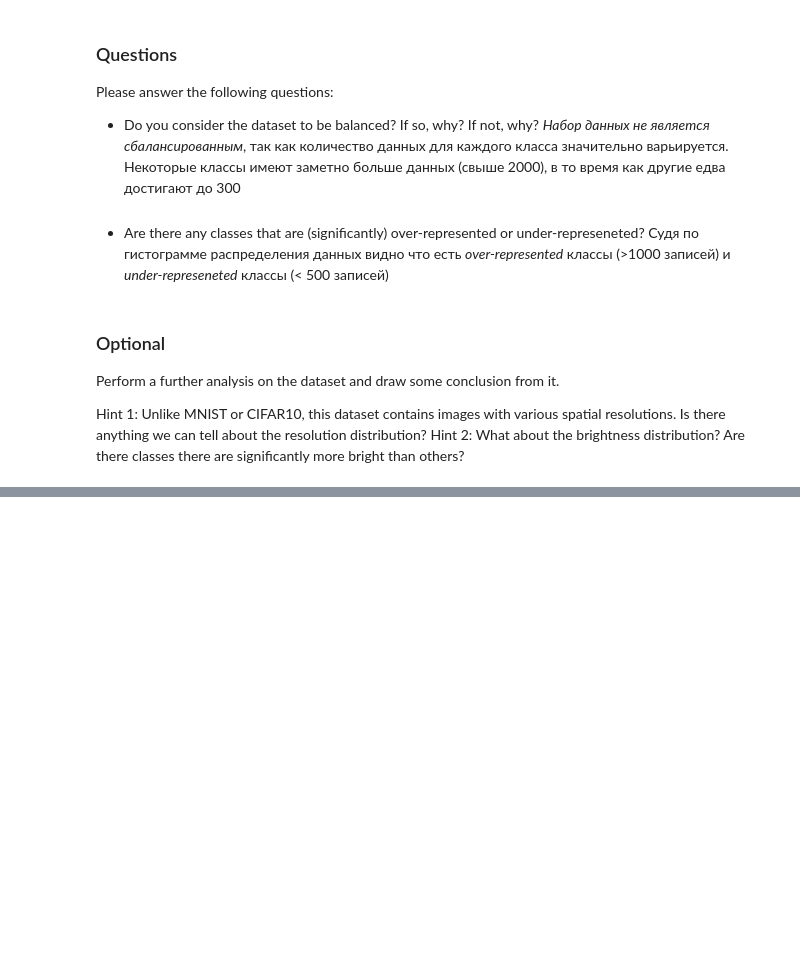
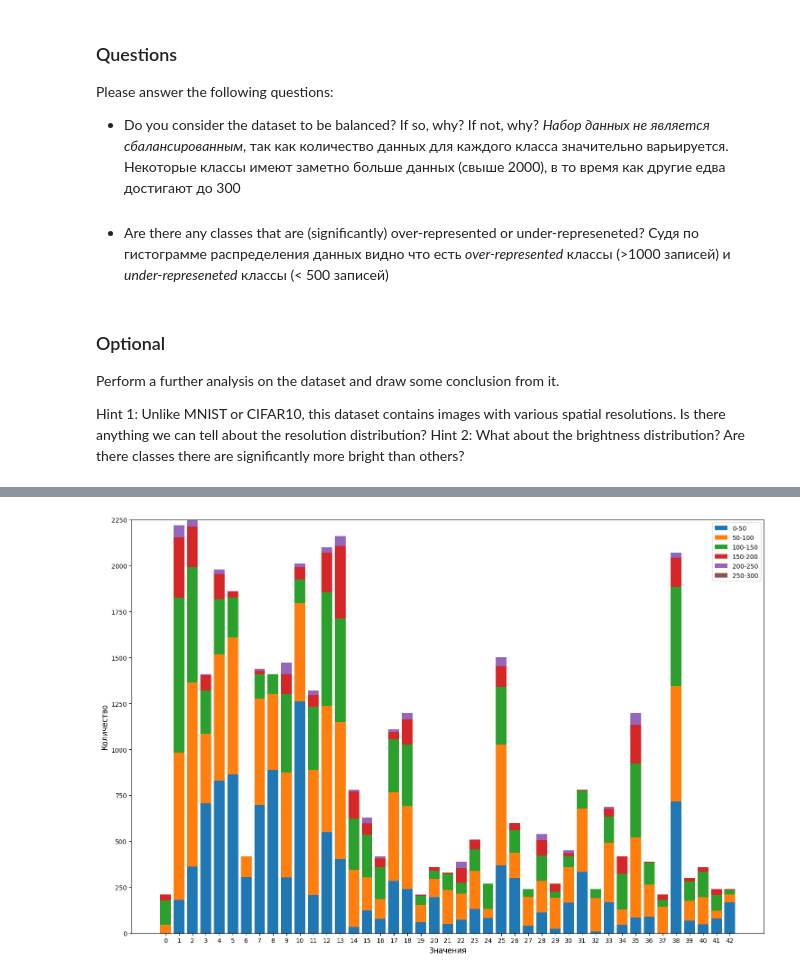
Before and after one commit to chaplinskij/rd_computer_vision, a Jupyter notebook: lesson_13/lesson_13.ipynb, the cells around one changed output, grey strips where cells are left out. Cells and saved outputs as stored; diff of their text form; code cells hidden in the pictures; blank space fills up the shorter version.

```diff
--- a/lesson_13/lesson_13.ipynb
+++ b/lesson_13/lesson_13.ipynb
@@ -79,0 +134,28 @@ Hint 2: What about the brightness distribution? Are there classes there are sign
+# %%
+# Яркость изображений для каждого из классов
+
+result = data.groupby(['ClassId', 'brightness_range']).size().unstack(fill_value=0)
+
+x = np.arange(len(result))
+bottoms = []
+bottom = np.zeros(len(result))
+for i, column in enumerate(result.columns):
+    bottoms.append(list(bottom))
+    bottom += np.array(result[column].values)
+
+for i, column in enumerate(result.columns):
+    bottoms.append(bottom)
+    plt.bar(x, result[column].values, bottom=bottoms[i], label=column)
+
+
+# Настройка осей, заголовков и легенды
+plt.xlabel('Значения', fontsize=12)
+plt.ylabel('Количество', fontsize=12)
+plt.xticks(result.index)
+plt.legend()
+
+# Показать график
+plt.tight_layout()
+plt.show()
+# %% [output]
+[figure, added]
```
Also changed, not shown: parts of 8 cells of this notebook.
